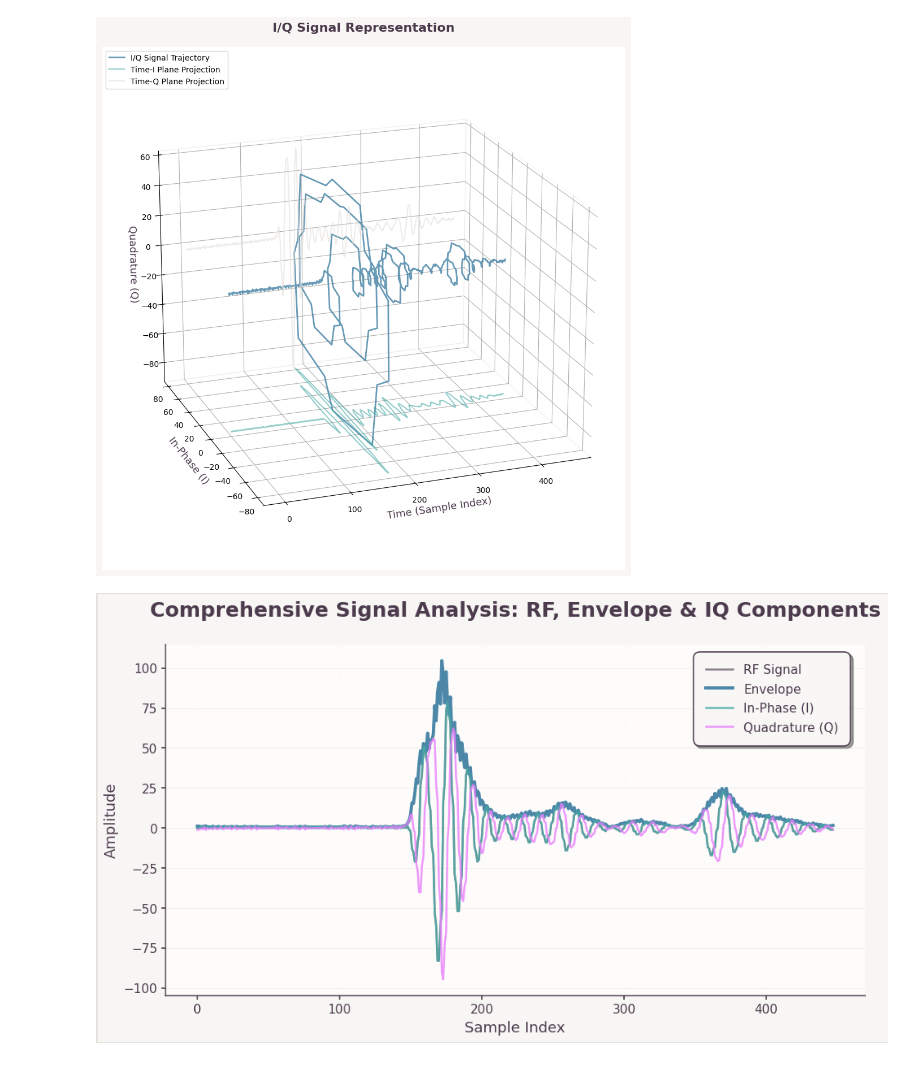
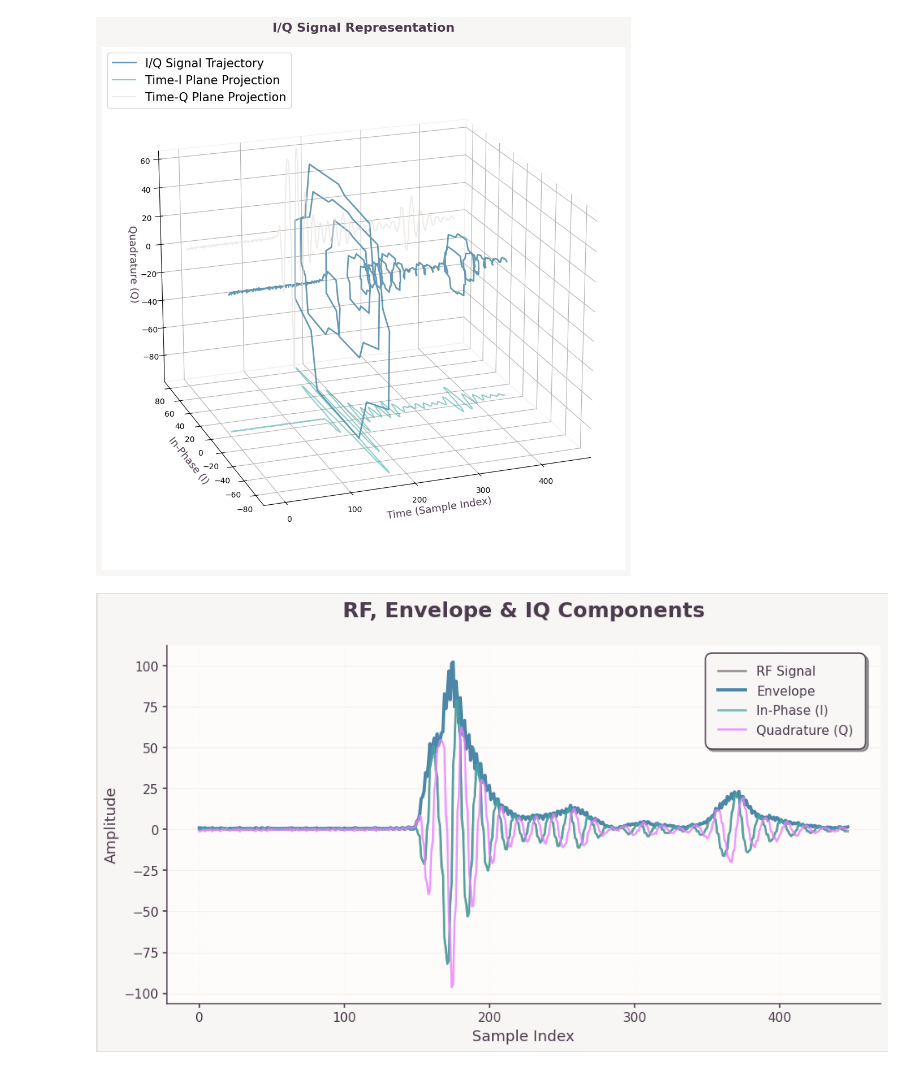
Before and after one commit to topeberti/UTvsXCT-preprocessing, a Jupyter notebook: produccion/signal/signal.ipynb, the cells around one changed output. Cells and saved outputs as stored; diff of their text form; code cells hidden in the pictures.

```diff
--- a/produccion/signal/signal.ipynb
+++ b/produccion/signal/signal.ipynb
@@ -15,6 +15,8 @@ rf = volume[:, np.random.randint(0, volume.shape[1]), np.random.randint(0, volum
 envelope = signal.envelope(rf)
 
 iq = signal.convert_to_IQ(rf)
+# %%
+save_folder = Path(r'\\192.168.10.106\imdea\DataDriven_UT_AlbertoVicente\00_literature\05_Alberto_Vicente\01_FYA\First_Year\Figures')
 # %%
 #4281a4, #48a9a6, #e4dfda, #4c3b4d, #e980fc
 # %%
@@ -126,7 +151,7 @@ from mpl_toolkits.mplot3d import Axes3D
 time_axis = np.arange(len(iq[0]))
 
 # Create 3D plot
-fig = plt.figure(figsize=(14, 10))
+fig = plt.figure(figsize=(10, 10))
 ax = fig.add_subplot(111, projection='3d')
 
 # Plot the 3D trajectory of the I/Q signal (time on X-axis, now pointing right)
@@ -151,33 +176,36 @@ ax.xaxis.pane.fill = False
 ax.yaxis.pane.fill = False
 ax.zaxis.pane.fill = False
 ax.grid(True, alpha=0.3)
-ax.legend(loc='upper left', fontsize=10)
+ax.legend(loc='upper left', fontsize=15)
 
 # Set background color
 fig.patch.set_facecolor('#f8f6f4')
 
+# apply_plot_theme()
 plt.tight_layout()
+plt.savefig(save_folder/Path('signal_IQ_3D.pdf'))
 plt.show()
 # %% [output]
-[figure, old version]
+[figure, new version]
 # %%
 # Enhanced combined plot with optimal color distribution
 plt.figure(figsize=(12, 7))
 plt.plot(rf, label='RF Signal', color='#4c3b4d', linewidth=1.8, alpha=0.6, linestyle='-')
 plt.plot(envelope, label='Envelope', color='#4281a4', linewidth=2.8, alpha=0.95)
 plt.plot(iq[0], label='In-Phase (I)', color='#48a9a6', linewidth=1.8, alpha=0.8)
 plt.plot(iq[1], label='Quadrature (Q)', color='#e980fc', linewidth=1.8, alpha=0.8)
 
-plt.title('Comprehensive Signal Analysis: RF, Envelope & IQ Components',
+plt.title('RF, Envelope & IQ Components',
           fontsize=18, color='#4c3b4d', pad=25, fontweight='bold')
 plt.xlabel('Sample Index', fontsize=14, color='#4c3b4d', fontweight='medium')
 plt.ylabel('Amplitude', fontsize=14, color='#4c3b4d', fontweight='medium')
 
 # Enhanced legend with better positioning
 plt.legend(loc='upper right', frameon=True, fancybox=True, shadow=True,
           bbox_to_anchor=(0.98, 0.98), fontsize=12)
 
 apply_plot_theme()
+plt.savefig(save_folder/Path(r'signal_RF_envelpoe_IQ.pdf'))
 plt.show()
 # %% [output]
-[figure, old version]
+[figure, new version]
```
Also changed, not shown: parts of 6 cells of this notebook, 11 other files.
